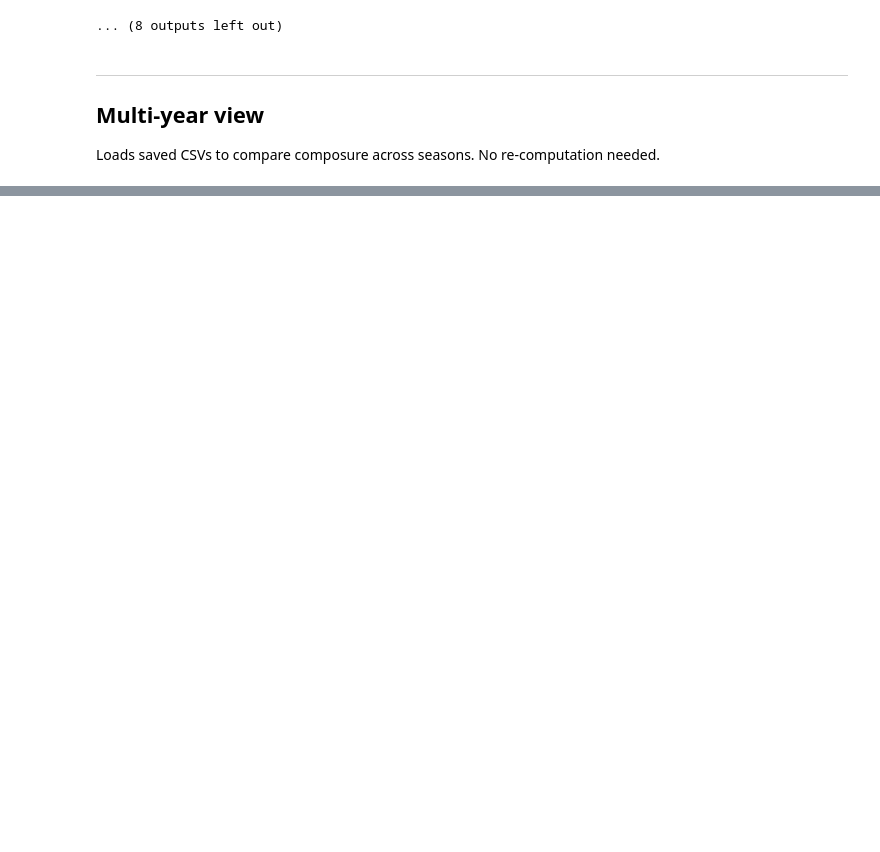
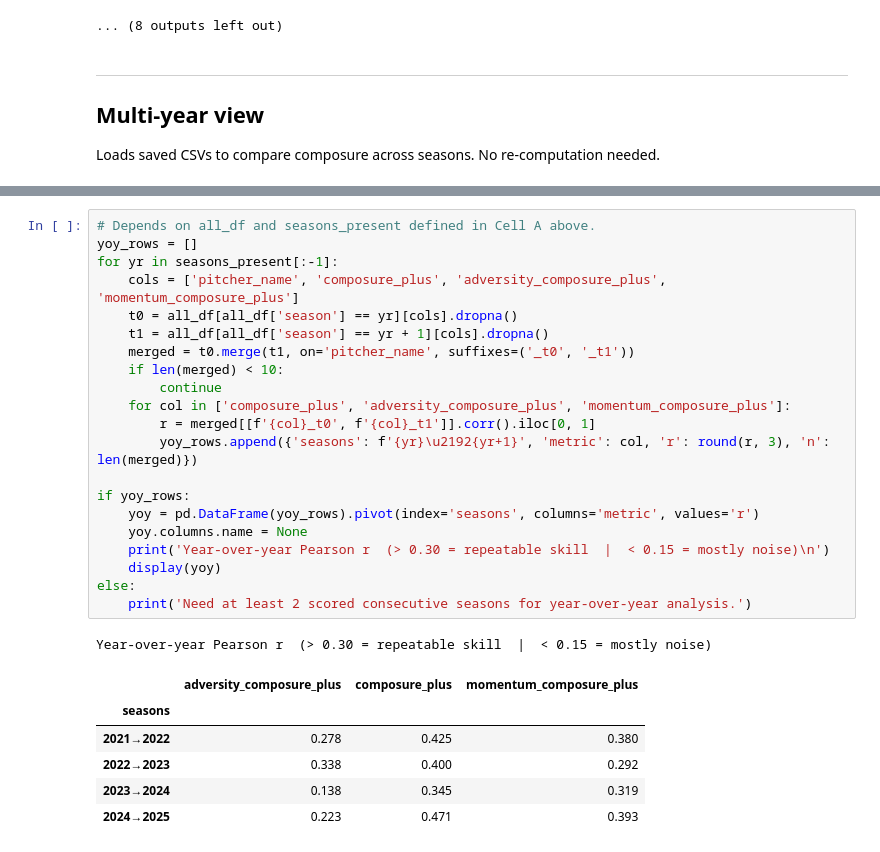
Before and after one commit to aryankapoorr/baseball, a Jupyter notebook: composure/composure.ipynb, the cells around one changed output, grey strips where cells are left out. Cells and saved outputs as stored; diff of their text form; blank space fills up the shorter version.

Commit message:
add analysis section & update normalization structure

```diff
--- a/composure/composure.ipynb
+++ b/composure/composure.ipynb
@@ -665,0 +811,29 @@ display(multi.head(30))
+# %%
+# Depends on all_df and seasons_present defined in Cell A above.
+yoy_rows = []
+for yr in seasons_present[:-1]:
+    cols = ['pitcher_name', 'composure_plus', 'adversity_composure_plus', 'momentum_composure_plus']
+    t0 = all_df[all_df['season'] == yr][cols].dropna()
+    t1 = all_df[all_df['season'] == yr + 1][cols].dropna()
+    merged = t0.merge(t1, on='pitcher_name', suffixes=('_t0', '_t1'))
+    if len(merged) < 10:
+        continue
+    for col in ['composure_plus', 'adversity_composure_plus', 'momentum_composure_plus']:
+        r = merged[[f'{col}_t0', f'{col}_t1']].corr().iloc[0, 1]
+        yoy_rows.append({'seasons': f'{yr}\u2192{yr+1}', 'metric': col, 'r': round(r, 3), 'n': len(merged)})
+
+if yoy_rows:
+    yoy = pd.DataFrame(yoy_rows).pivot(index='seasons', columns='metric', values='r')
+    yoy.columns.name = None
+    print('Year-over-year Pearson r  (> 0.30 = repeatable skill  |  < 0.15 = mostly noise)\n')
+    display(yoy)
+else:
+    print('Need at least 2 scored consecutive seasons for year-over-year analysis.')
+# %% [output]
+Year-over-year Pearson r  (> 0.30 = repeatable skill  |  < 0.15 = mostly noise)
+|  | adversity_composure_plus | composure_plus | momentum_composure_plus |
+| seasons |  |  |  |
+| 2021→2022 | 0.278 | 0.425 | 0.380 |
+| 2022→2023 | 0.338 | 0.400 | 0.292 |
+| 2023→2024 | 0.138 | 0.345 | 0.319 |
+| 2024→2025 | 0.223 | 0.471 | 0.393 |
```
Also changed, not shown: parts of 12 cells of this notebook, 10 other files.
